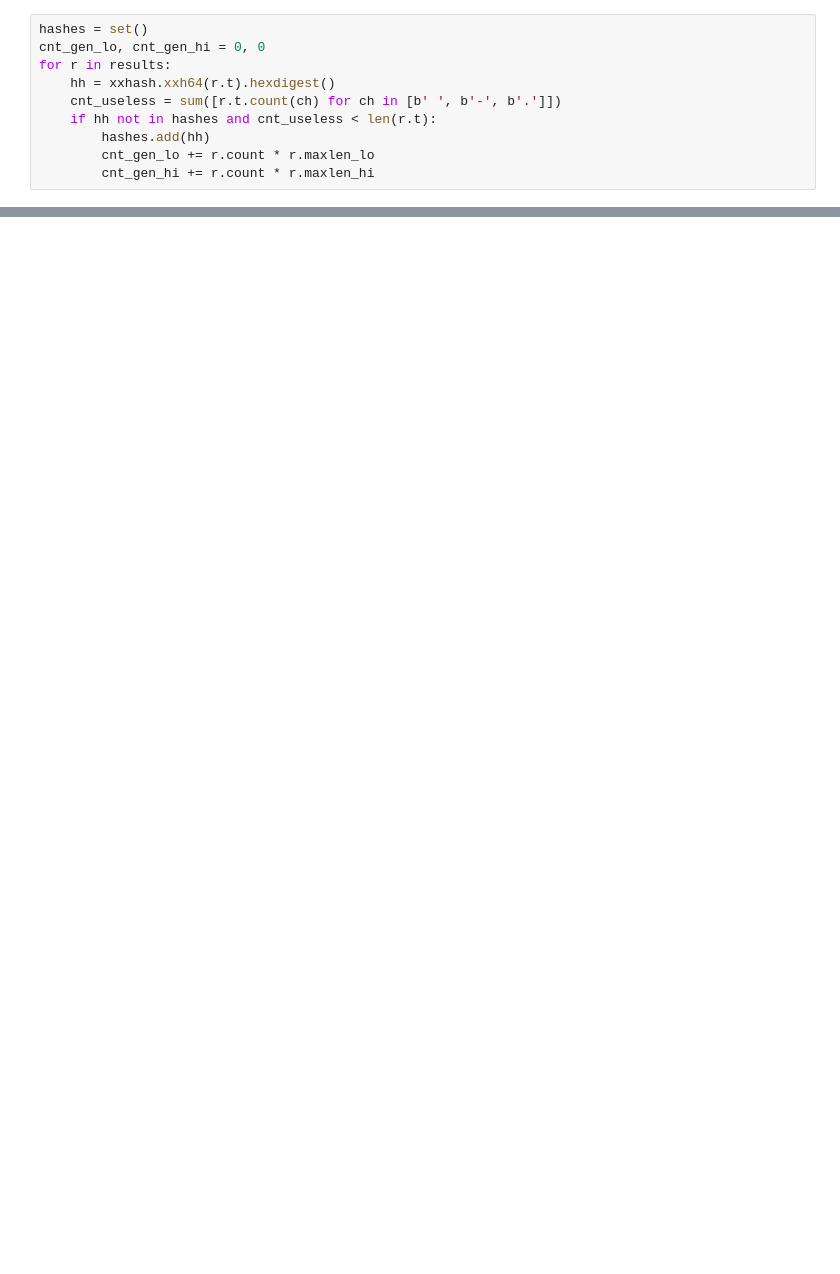
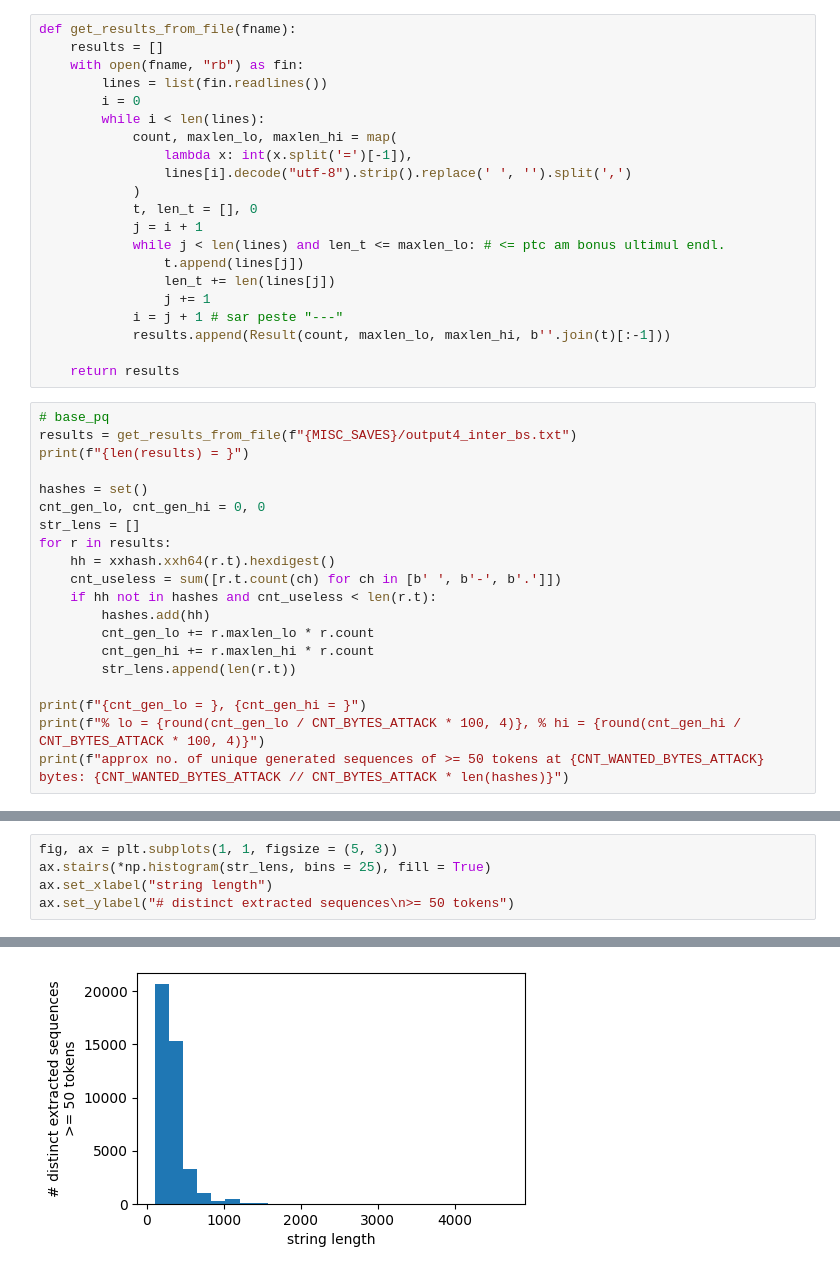
Before and after one commit to vlad-ulmeanu01/ExpoSizeStringSearch, a Jupyter notebook: llm_intersection_local/ipynbs/compute-extracted-tokens-percentage.ipynb, the cells around one changed output, grey strips where cells are left out. Drawn from its saved outputs; the diff is of its cells as text; blank space fills up the shorter version.

Commit message:
solvers refactor, iterative attack

```diff
--- a/llm_intersection_local/ipynbs/compute-extracted-tokens-percentage.ipynb
+++ b/llm_intersection_local/ipynbs/compute-extracted-tokens-percentage.ipynb
@@ -34,10 +21,41 @@ len(results)
+# %%
+def get_results_from_file(fname):
+    results = []
+    with open(fname, "rb") as fin:
+        lines = list(fin.readlines())
+        i = 0
+        while i < len(lines):
+            count, maxlen_lo, maxlen_hi = map(
+                lambda x: int(x.split('=')[-1]),
+                lines[i].decode("utf-8").strip().replace(' ', '').split(',')
+            )
+            t, len_t = [], 0
+            j = i + 1
+            while j < len(lines) and len_t <= maxlen_lo: # <= ptc am bonus ultimul endl.
+                t.append(lines[j])
+                len_t += len(lines[j])
+                j += 1
+            i = j + 1 # sar peste "---"
+            results.append(Result(count, maxlen_lo, maxlen_hi, b''.join(t)[:-1]))
+
+    return results
 # %%
+# base_pq
+results = get_results_from_file(f"{MISC_SAVES}/output4_inter_bs.txt")
+print(f"{len(results) = }")
+
 hashes = set()
 cnt_gen_lo, cnt_gen_hi = 0, 0
+str_lens = []
 for r in results:
     hh = xxhash.xxh64(r.t).hexdigest()
     cnt_useless = sum([r.t.count(ch) for ch in [b' ', b'-', b'.']])
     if hh not in hashes and cnt_useless < len(r.t):
         hashes.add(hh)
-        cnt_gen_lo += r.count * r.maxlen_lo
-        cnt_gen_hi += r.count * r.maxlen_hi
+        cnt_gen_lo += r.maxlen_lo * r.count
+        cnt_gen_hi += r.maxlen_hi * r.count
+        str_lens.append(len(r.t))
+
+print(f"{cnt_gen_lo = }, {cnt_gen_hi = }")
+print(f"% lo = {round(cnt_gen_lo / CNT_BYTES_ATTACK * 100, 4)}, % hi = {round(cnt_gen_hi / CNT_BYTES_ATTACK * 100, 4)}")
+print(f"approx no. of unique generated sequences of >= 50 tokens at {CNT_WANTED_BYTES_ATTACK} bytes: {CNT_WANTED_BYTES_ATTACK // CNT_BYTES_ATTACK * len(hashes)}")
@@ -51,0 +67,6 @@ cnt_gen_lo / CNT_BYTES_ATTACK * 100, cnt_gen_hi / CNT_BYTES_ATTACK * 100
+# %%
+fig, ax = plt.subplots(1, 1, figsize = (5, 3))
+ax.stairs(*np.histogram(str_lens, bins = 25), fill = True)
+ax.set_xlabel("string length")
+ax.set_ylabel("# distinct extracted sequences\n>= 50 tokens")
+# %% [output]
@@ -51,0 +74 @@ cnt_gen_lo / CNT_BYTES_ATTACK * 100, cnt_gen_hi / CNT_BYTES_ATTACK * 100
+[figure, added]
```
Also changed, not shown: parts of 12 cells of this notebook, 7 other files.
